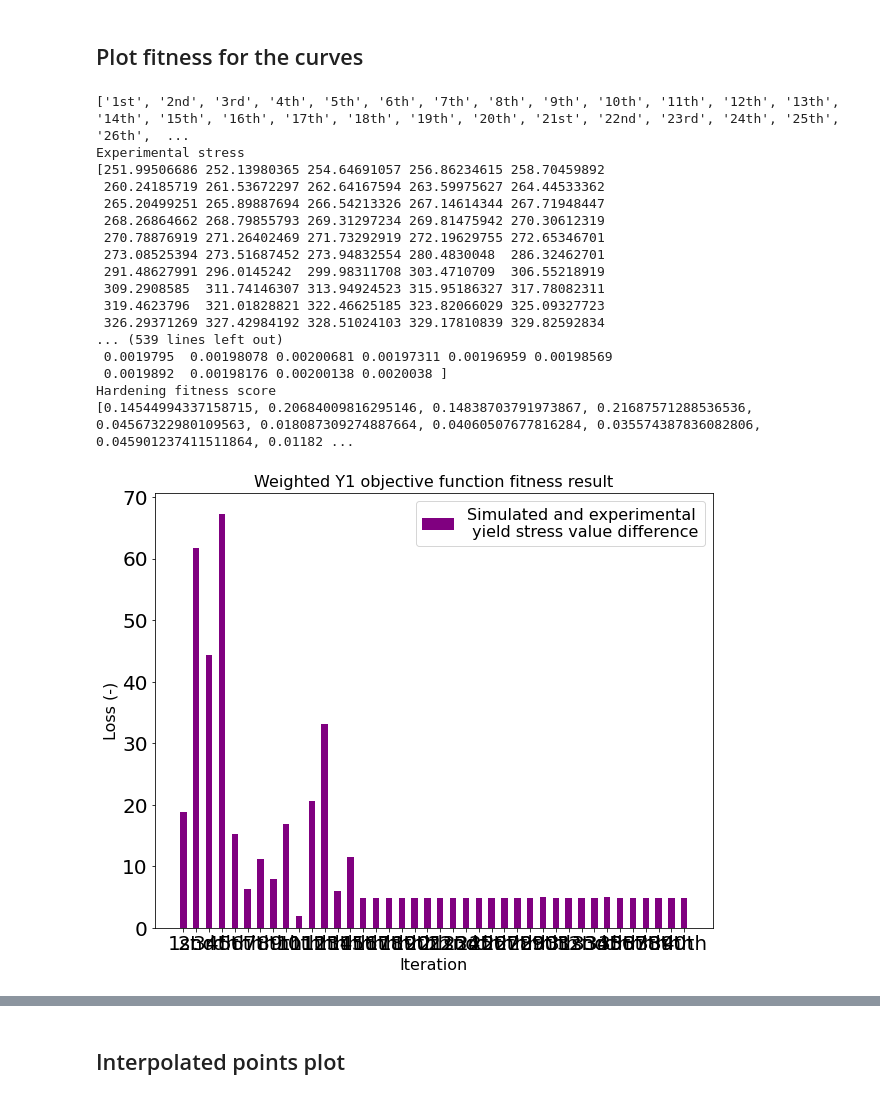
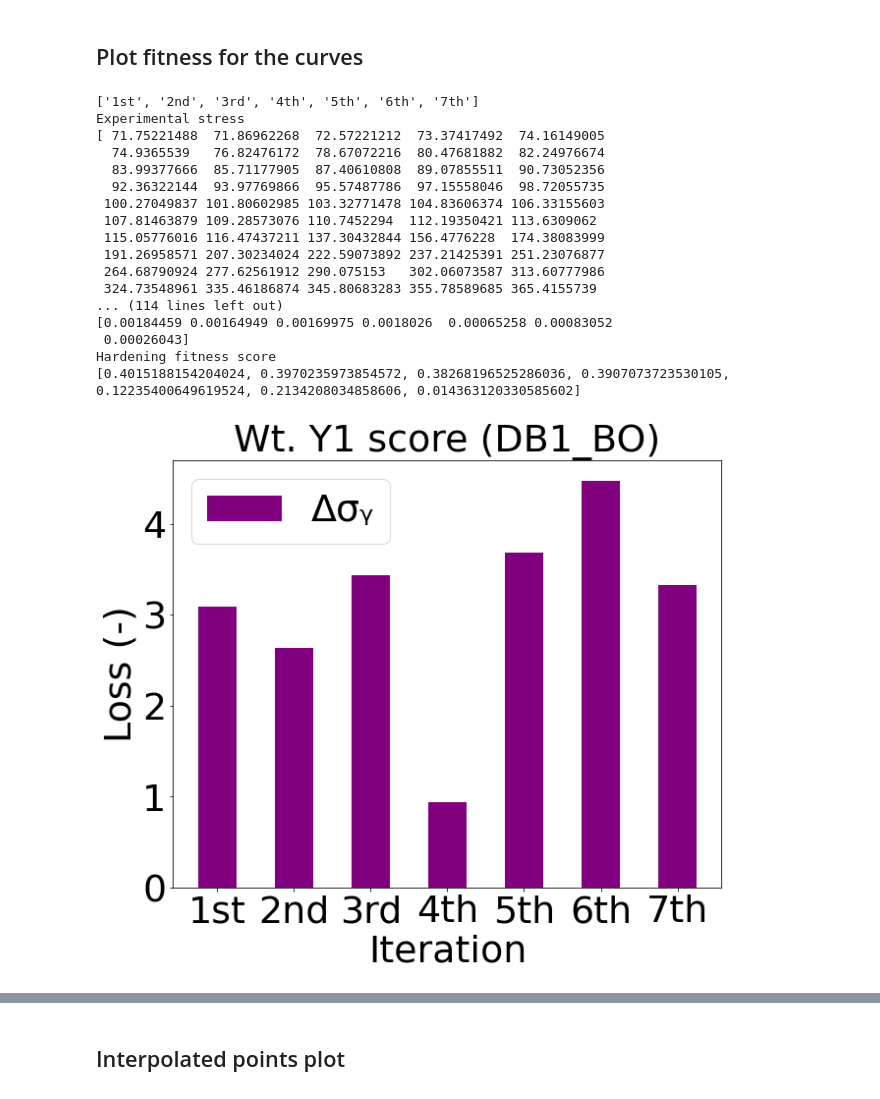
Before and after one commit to SpringNuance/Crystal-Plasticity-Thesis-Project, a Jupyter notebook: simulations_note.ipynb, the cells around one changed output, grey strips where cells are left out. Saved outputs shown, nothing was run; the diff lists cells and outputs as text; code cells hidden in the pictures.

```diff
--- a/simulations_note.ipynb
+++ b/simulations_note.ipynb
@@ -42,6 +42,18 @@ def calculateInterpolatingStrains(mainStrain, limitingStrain, yieldStressStrainL
     # Strain level is added to the interpolating strains
     interpolatedStrain = np.insert(interpolatedStrain, 1, yieldStressStrainLevel)
     return interpolatedStrain
+
+def get_super(x):
+    normal = "ABCDEFGHIJKLMNOPQRSTUVWXYZabcdefghijklmnopqrstuvwxyz0123456789+-=()"
+    super_s = "ᴬᴮᶜᴰᴱᶠᴳᴴᴵᴶᴷᴸᴹᴺᴼᴾQᴿˢᵀᵁⱽᵂˣʸᶻᵃᵇᶜᵈᵉᶠᵍʰᶦʲᵏˡᵐⁿᵒᵖ۹ʳˢᵗᵘᵛʷˣʸᶻ⁰¹²³⁴⁵⁶⁷⁸⁹⁺⁻⁼⁽⁾"
+    res = x.maketrans(''.join(normal), ''.join(super_s))
+    return x.translate(res)
+
+def get_sub(x):
+    normal = "ABCDEFGHIJKLMNOPQRSTUVWXYZabcdefghijklmnopqrstuvwxyz0123456789+-=()"
+    sub_s = "ₐ₈CDₑբGₕᵢⱼₖₗₘₙₒₚQᵣₛₜᵤᵥwₓᵧZₐ♭꜀ᑯₑբ₉ₕᵢⱼₖₗₘₙₒₚ૧ᵣₛₜᵤᵥwₓᵧ₂₀₁₂₃₄₅₆₇₈₉₊₋₌₍₎"
+    res = x.maketrans(''.join(normal), ''.join(sub_s))
+    return x.translate(res)
 # %%
 def plotSimulations(initialSims, pathExp, pathSim, title, CPLaw, plotIterations = False, plotInterpolated = False):
     plt.figure(figsize=(10, 8))
@@ -134,26 +151,30 @@ material = "RVE_1_40_D"
 
 # Used algorithm
 # algorithm = "GA"
-algorithm = "GA"
+algorithm = "BA"
 
 # Crystal plasticity law
 # CPLaw = "PH"
 CPLaw = "DB"
 
 # Curve index
-# curveIndex = 1
-# curveIndex = 2
-curveIndex = 3
+curveIndex = 1
 
-titleOptimized = f"Calibration result: {CPLaw}{curveIndex} curve (material {material}) optimized by {algorithm}"
-titleNoOptimized = f"Initial simulations and experimental curve of {CPLaw}{curveIndex} (material {material})"
+if algorithm == "GA":
+    algorithm1 = "GA"
+else:
+    algorithm1 = "BO"
+
+titleOptimized = f"{CPLaw}{curveIndex}_{algorithm1} ({material})"
+titleNoOptimized = f"Initial simulations of {CPLaw}{curveIndex} ({material})"
 pathExp = f"targets_{material}/{CPLaw}{curveIndex}.csv"
+
 pathSim = f"results_{material}/{CPLaw}{curveIndex}_{algorithm}"
 
 # Plot only initial simulations and experimental curve
 # simStrain, exp_stress, exp_strain = plotSimulations(initialSims, pathExp, pathSim, titleNoOptimized, CPLaw)
 # Plot initial simulations, experimental curve and iterated simulation results
-simStrain, exp_stress, exp_strain = plotSimulations(initialSims, pathExp, pathSim, titleOptimized, CPLaw, True)
+# simStrain, exp_stress, exp_strain = plotSimulations(initialSims, pathExp, pathSim, titleOptimized, CPLaw, True)
 # Plot initial simulations, interpolated experimental curve and interpolated iterated simulation results
-# simStrain, exp_stress, exp_strain = plotSimulations(initialSims, pathExp, pathSim, titleOptimized, CPLaw, True, True)
+simStrain, exp_stress, exp_strain = plotSimulations(initialSims, pathExp, pathSim, titleOptimized, CPLaw, True, True)
 # %% [output]
@@ -321,7 +349,7 @@ print(resD4)
 '''
 
 width = 0.5       # Width of the bar
-size = 16   # font size
+size = 38   # font size
 figsize = (10,8) # figure size
 
 WY1 = np.array(resY1) * wy1
@@ -348,32 +376,33 @@ print(WH4)
 print("Hardening fitness score")
 print(resHardening)
 # %% [output]
-['1st', '2nd', '3rd', '4th', '5th', '6th', '7th', '8th', '9th', '10th', '11th', '12th', '13th', '14th', '15th', '16th', '17th', '18th', '19th', '20th', '21st', '22nd', '23rd', '24th', '25th', '26th',  ...
+['1st', '2nd', '3rd', '4th', '5th', '6th', '7th']
 Experimental stress
-[251.99506686 252.13980365 254.64691057 256.86234615 258.70459892
- 260.24185719 261.53672297 262.64167594 263.59975627 264.44533362
- 265.20499251 265.89887694 266.54213326 267.14614344 267.71948447
- 268.26864662 268.79855793 269.31297234 269.81475942 270.30612319
- 270.78876919 271.26402469 271.73292919 272.19629755 272.65346701
- 273.08525394 273.51687452 273.94832554 280.4830048  286.32462701
- 291.48627991 296.0145242  299.98311708 303.4710709  306.55218919
- 309.2908585  311.74146307 313.94924523 315.95186327 317.78082311
- 319.4623796  321.01828821 322.46625185 323.82066029 325.09327723
- 326.29371269 327.42984192 328.51024103 329.17810839 329.82592834
-... (539 lines left out)
- 0.0019795  0.00198078 0.00200681 0.00197311 0.00196959 0.00198569
- 0.0019892  0.00198176 0.00200138 0.0020038 ]
+[ 71.75221488  71.86962268  72.57221212  73.37417492  74.16149005
+  74.9365539   76.82476172  78.67072216  80.47681882  82.24976674
+  83.99377666  85.71177905  87.40610808  89.07855511  90.73052356
+  92.36322144  93.97769866  95.57487786  97.15558046  98.72055735
+ 100.27049837 101.80602985 103.32771478 104.83606374 106.33155603
+ 107.81463879 109.28573076 110.7452294  112.19350421 113.6309062
+ 115.05776016 116.47437211 137.30432844 156.4776228  174.38083999
+ 191.26958571 207.30234024 222.59073892 237.21425391 251.23076877
+ 264.68790924 277.62561912 290.075153   302.06073587 313.60777986
+ 324.73548961 335.46186874 345.80683283 355.78589685 365.4155739
+... (114 lines left out)
+[0.00184459 0.00164949 0.00169975 0.0018026  0.00065258 0.00083052
+ 0.00026043]
 Hardening fitness score
-[0.14544994337158715, 0.20684009816295146, 0.14838703791973867, 0.21687571288536536, 0.04567322980109563, 0.018087309274887664, 0.04060507677816284, 0.035574387836082806, 0.045901237411511864, 0.01182 ...
+[0.4015188154204024, 0.3970235973854572, 0.38268196525286036, 0.3907073723530105, 0.12235400649619524, 0.2134208034858606, 0.014363120330585602]
 # %%
 fig, ax = plt.subplots(figsize=figsize)
-ax.bar(labels, WY1, width, label='Simulated and experimental\n yield stress value difference', color = "purple")
-ax.set_title('Weighted Y1 objective function fitness result',size=size)
-ax.set_ylabel('Loss (-)',size=size)
-ax.set_xlabel("Iteration",size=size)
-ax.legend(prop={'size': 16})
+ax.bar(labels, WY1, width, label='\u0394\u03C3ᵧ', color = "purple")
+ax.set_title(f'Wt. Y1 score ({CPLaw}{curveIndex}_{algorithm1})',size=size)
+ax.set_ylabel('Loss (-)', size=size)
+ax.set_xlabel("Iteration", size=size)
+ax.legend(prop={'size': size})
+ax.tick_params(axis='both', which='major', labelsize=size)
 plt.show()
 # %% [output]
-[figure, old version]
+[figure, new version]
 # %%
 fig, ax = plt.subplots(figsize=figsize)
```
Also changed, not shown: parts of 10 cells of this notebook, 23 other files.
